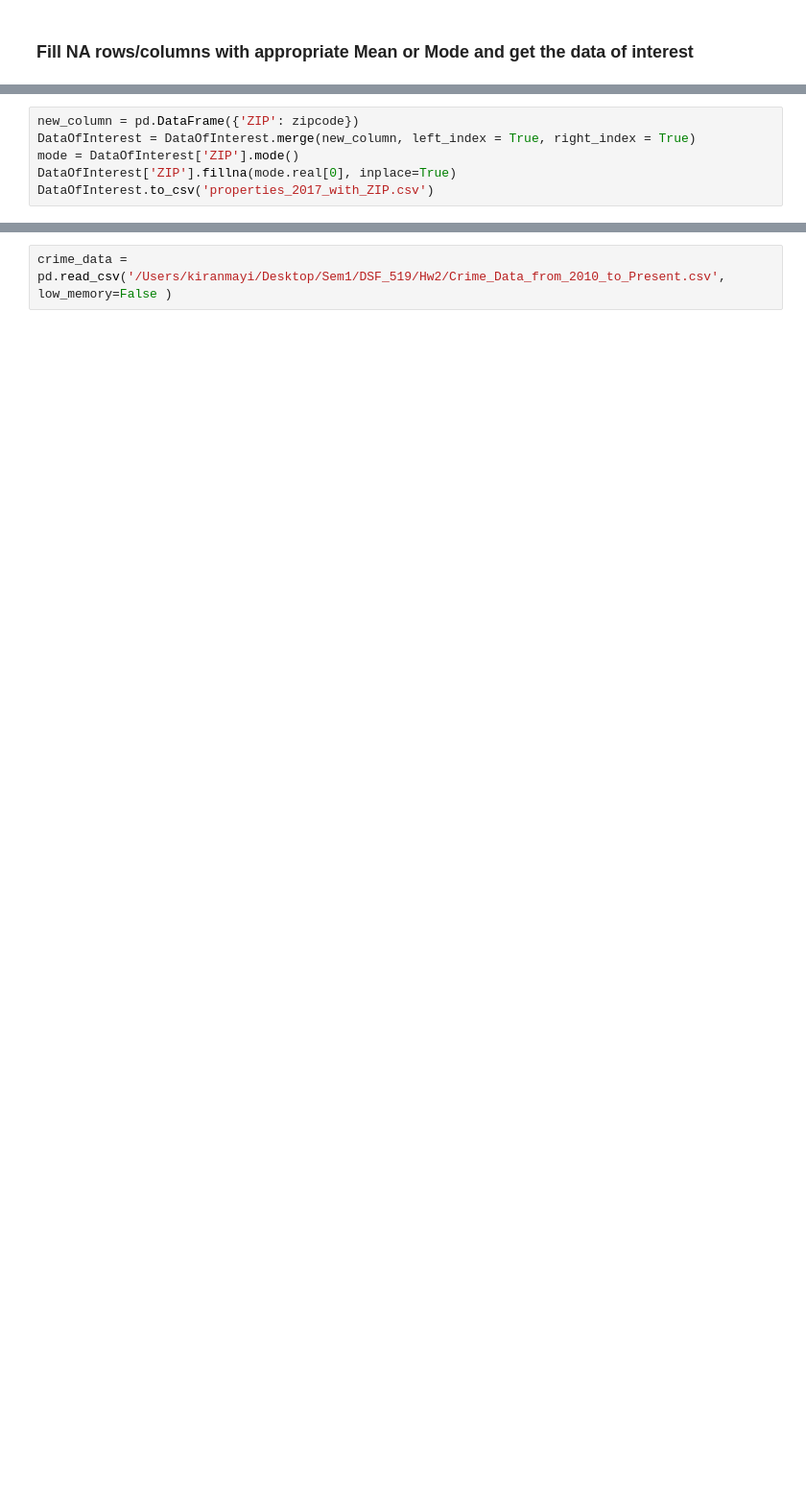
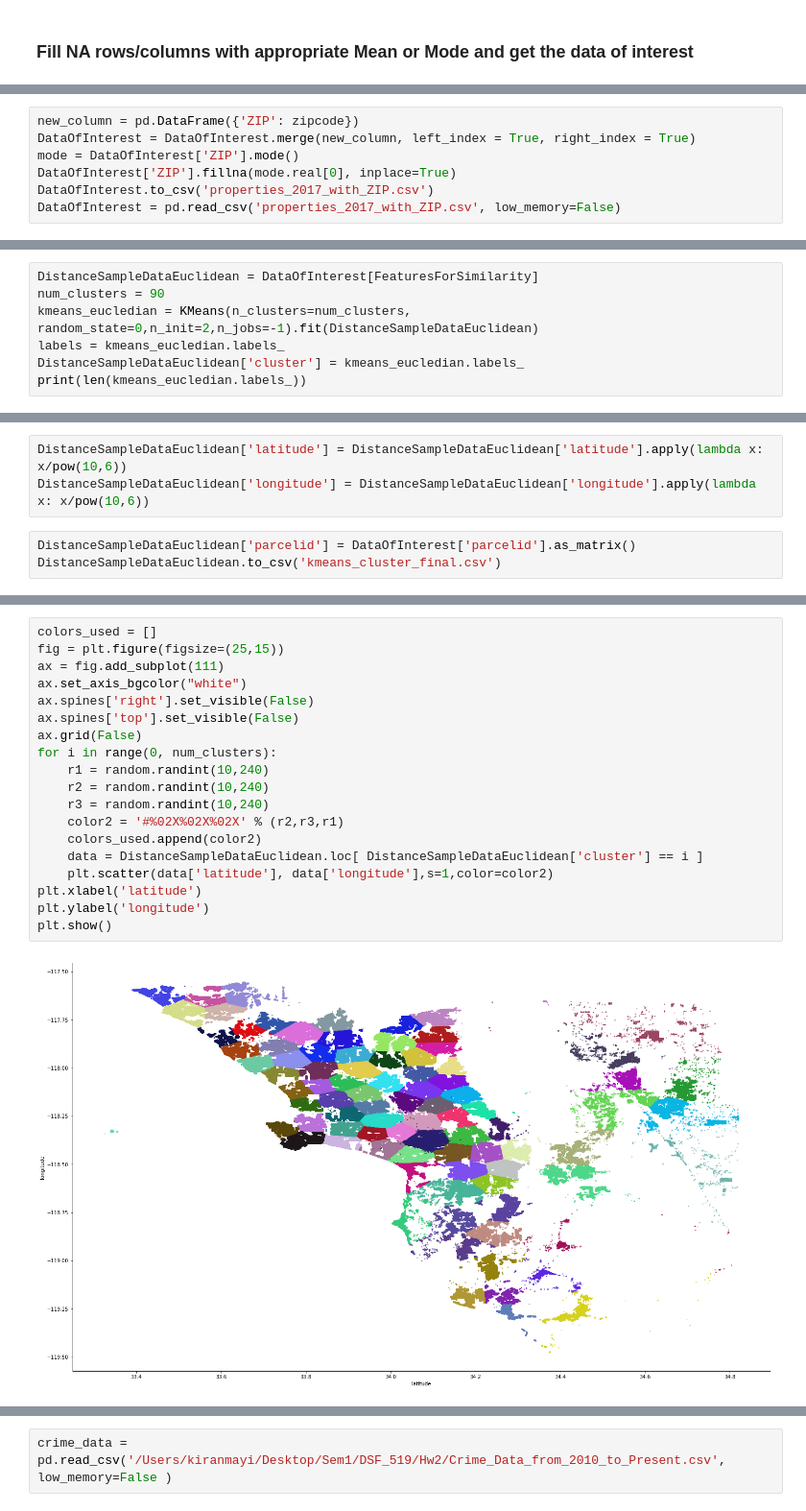
Before and after one commit to kkiran1203/CSE519-2017-111447596, a Jupyter notebook: HW3/Zillow_Prize_Challenge-HW3.ipynb, the cells around one changed output, grey strips where cells are left out. Shown at 96% size. Drawn from its saved outputs; the diff is of its cells as text; blank space fills up the shorter version.

Commit message:
merged crime and properties data. added some plots. did kmeans clustering

```diff
--- a/HW3/Zillow_Prize_Challenge-HW3.ipynb
+++ b/HW3/Zillow_Prize_Challenge-HW3.ipynb
@@ -209,3 +179,4 @@ DataOfInterest = DataOfInterest.merge(new_column, left_index = True, right_index
 mode = DataOfInterest['ZIP'].mode()
 DataOfInterest['ZIP'].fillna(mode.real[0], inplace=True)
 DataOfInterest.to_csv('properties_2017_with_ZIP.csv')
+DataOfInterest = pd.read_csv('properties_2017_with_ZIP.csv', low_memory=False)
@@ -211,0 +224,7 @@ DataOfInterest.to_csv('properties_2017_with_ZIP.csv')
+# %%
+DistanceSampleDataEuclidean = DataOfInterest[FeaturesForSimilarity]
+num_clusters = 90
+kmeans_eucledian = KMeans(n_clusters=num_clusters, random_state=0,n_init=2,n_jobs=-1).fit(DistanceSampleDataEuclidean)
+labels = kmeans_eucledian.labels_
+DistanceSampleDataEuclidean['cluster'] = kmeans_eucledian.labels_
+print(len(kmeans_eucledian.labels_))
@@ -211,0 +233,6 @@ DataOfInterest.to_csv('properties_2017_with_ZIP.csv')
+# %%
+DistanceSampleDataEuclidean['latitude'] = DistanceSampleDataEuclidean['latitude'].apply(lambda x: x/pow(10,6))
+DistanceSampleDataEuclidean['longitude'] = DistanceSampleDataEuclidean['longitude'].apply(lambda x: x/pow(10,6))
+# %%
+DistanceSampleDataEuclidean['parcelid'] = DataOfInterest['parcelid'].as_matrix()
+DistanceSampleDataEuclidean.to_csv('kmeans_cluster_final.csv')
@@ -211,0 +241,21 @@ DataOfInterest.to_csv('properties_2017_with_ZIP.csv')
+# %%
+colors_used = []
+fig = plt.figure(figsize=(25,15))
+ax = fig.add_subplot(111)
+ax.set_axis_bgcolor("white")
+ax.spines['right'].set_visible(False)
+ax.spines['top'].set_visible(False)
+ax.grid(False)
+for i in range(0, num_clusters):
+    r1 = random.randint(10,240)
+    r2 = random.randint(10,240)
+    r3 = random.randint(10,240)
+    color2 = '#%02X%02X%02X' % (r2,r3,r1)
+    colors_used.append(color2)
+    data = DistanceSampleDataEuclidean.loc[ DistanceSampleDataEuclidean['cluster'] == i ]
+    plt.scatter(data['latitude'], data['longitude'],s=1,color=color2)
+plt.xlabel('latitude')
+plt.ylabel('longitude')
+plt.show()
+# %% [output]
+[figure, added]
```
Also changed, not shown: parts of 31 cells of this notebook.
